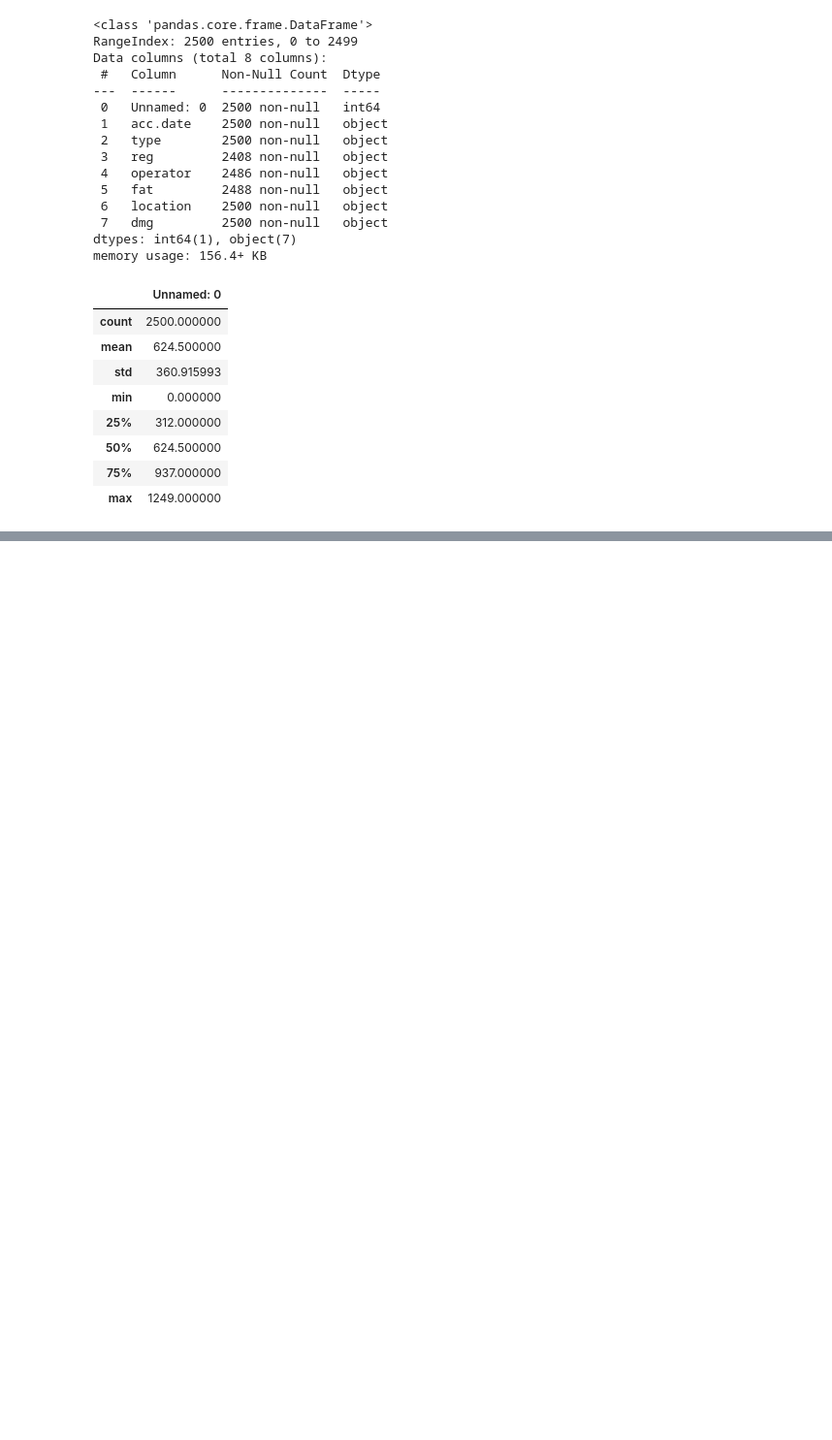
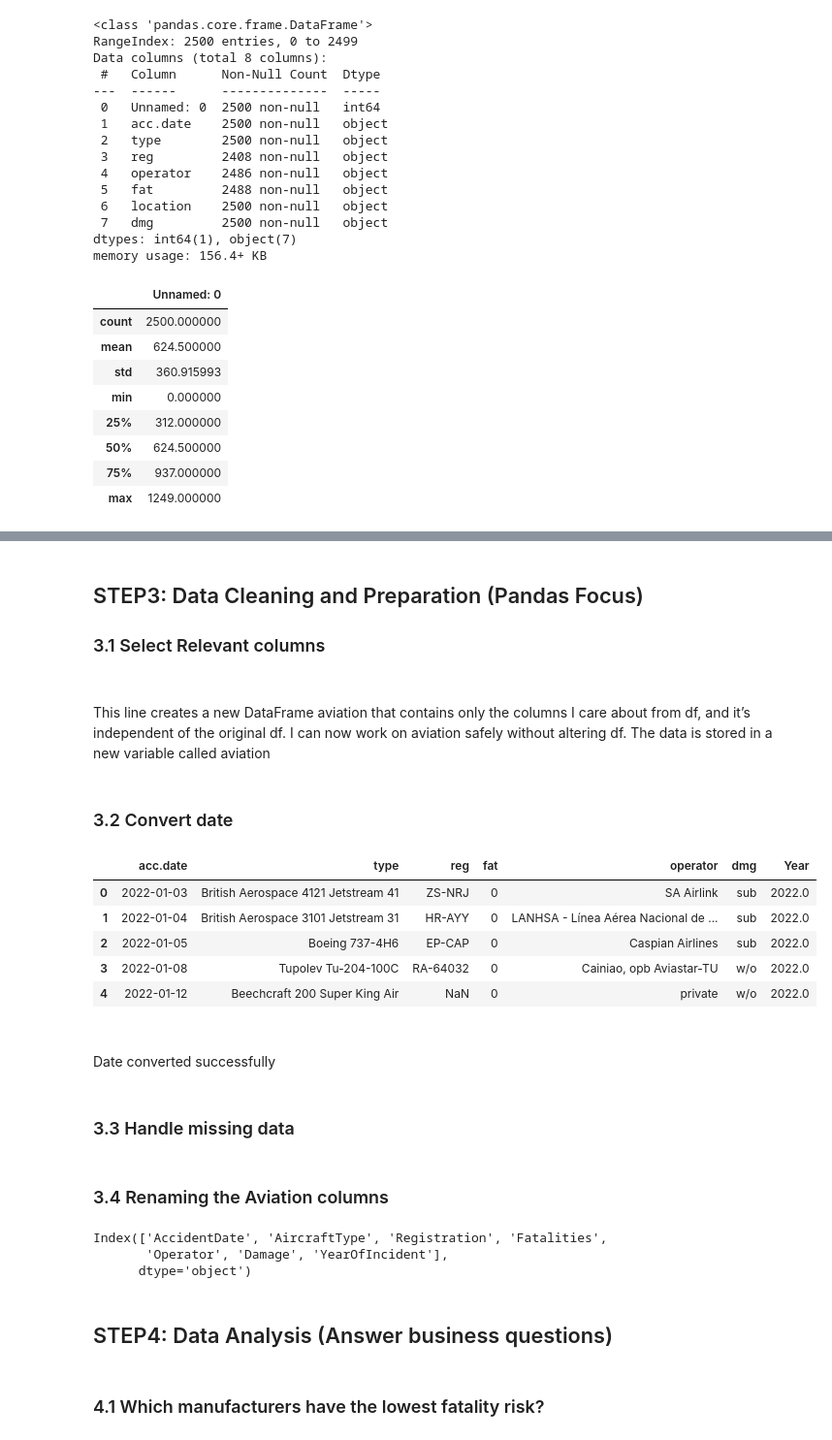
Before and after one commit to nyaruanda/Phase1_Aviation_Project, a Jupyter notebook: Aviation_risk_Analysis.ipynb, the cells around one changed output, grey strips where cells are left out. Shown at 97% size. Drawn from its saved outputs; the diff is of its cells as text; code cells hidden in the pictures; blank space fills up the shorter version.

```diff
--- a/Aviation_risk_Analysis.ipynb
+++ b/Aviation_risk_Analysis.ipynb
@@ -103,0 +116,19 @@ df.describe()
+# %% [markdown]
+## STEP3: Data Cleaning and Preparation (Pandas Focus)
+### 3.1 Select Relevant columns
+# %%
+columns_of_interest = [
+    "acc.date",
+    "type",
+    "reg",
+    "fat",
+    "operator",
+    "dmg" ,
+]
+
+aviation = df[columns_of_interest].copy()
+# %% [markdown]
+######
+This line creates a new DataFrame aviation that contains only the columns I care about from df, and it’s independent of the original df. I can now work on aviation safely without altering df. The data is stored in a new variable called aviation
+# %% [markdown]
+### 3.2 Convert date
@@ -103,0 +138,14 @@ df.describe()
+# %%
+aviation.head()
+# %% [output]
+|  | acc.date | type | reg | fat | operator | dmg | Year |
+| 0 | 2022-01-03 | British Aerospace 4121 Jetstream 41 | ZS-NRJ | 0 | SA Airlink | sub | 2022.0 |
+| 1 | 2022-01-04 | British Aerospace 3101 Jetstream 31 | HR-AYY | 0 | LANHSA - Línea Aérea Nacional de ... | sub | 2022.0 |
+| 2 | 2022-01-05 | Boeing 737-4H6 | EP-CAP | 0 | Caspian Airlines | sub | 2022.0 |
+| 3 | 2022-01-08 | Tupolev Tu-204-100C | RA-64032 | 0 | Cainiao, opb Aviastar-TU | w/o | 2022.0 |
+| 4 | 2022-01-12 | Beechcraft 200 Super King Air | NaN | 0 | private | w/o | 2022.0 |
+# %% [markdown]
+#####
+Date converted successfully
+# %% [markdown]
+### 3.3 Handle missing data
@@ -103,0 +156,2 @@ df.describe()
+# %% [markdown]
+### 3.4 Renaming the Aviation columns
@@ -103,0 +168,11 @@ df.describe()
+# %%
+#Check results
+aviation.columns
+# %% [output]
+Index(['AccidentDate', 'AircraftType', 'Registration', 'Fatalities',
+       'Operator', 'Damage', 'YearOfIncident'],
+      dtype='object')
+# %% [markdown]
+## STEP4: Data Analysis (Answer business questions)
+# %% [markdown]
+### 4.1 Which manufacturers have the lowest fatality risk?
```
Also changed, not shown: parts of 33 cells of this notebook.
